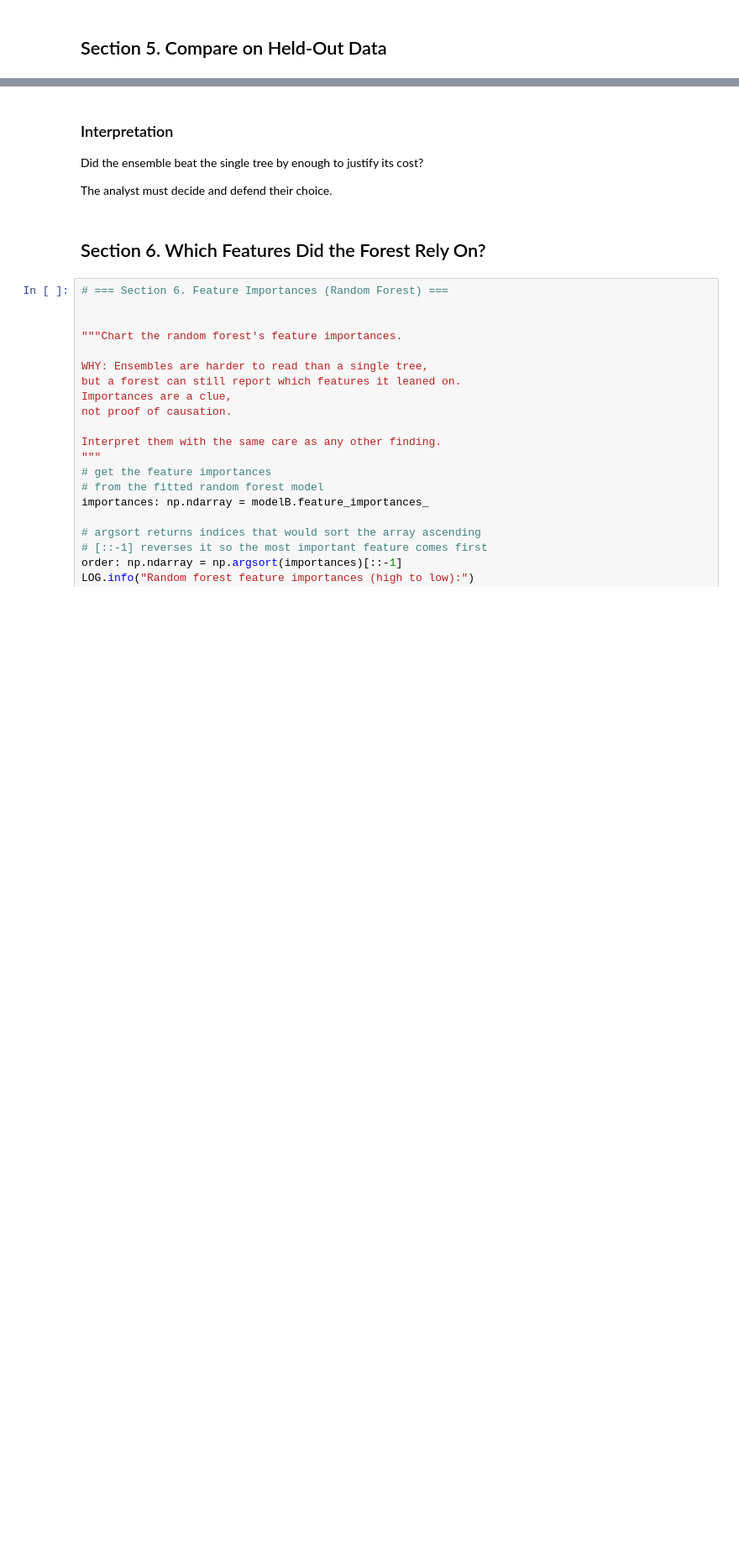
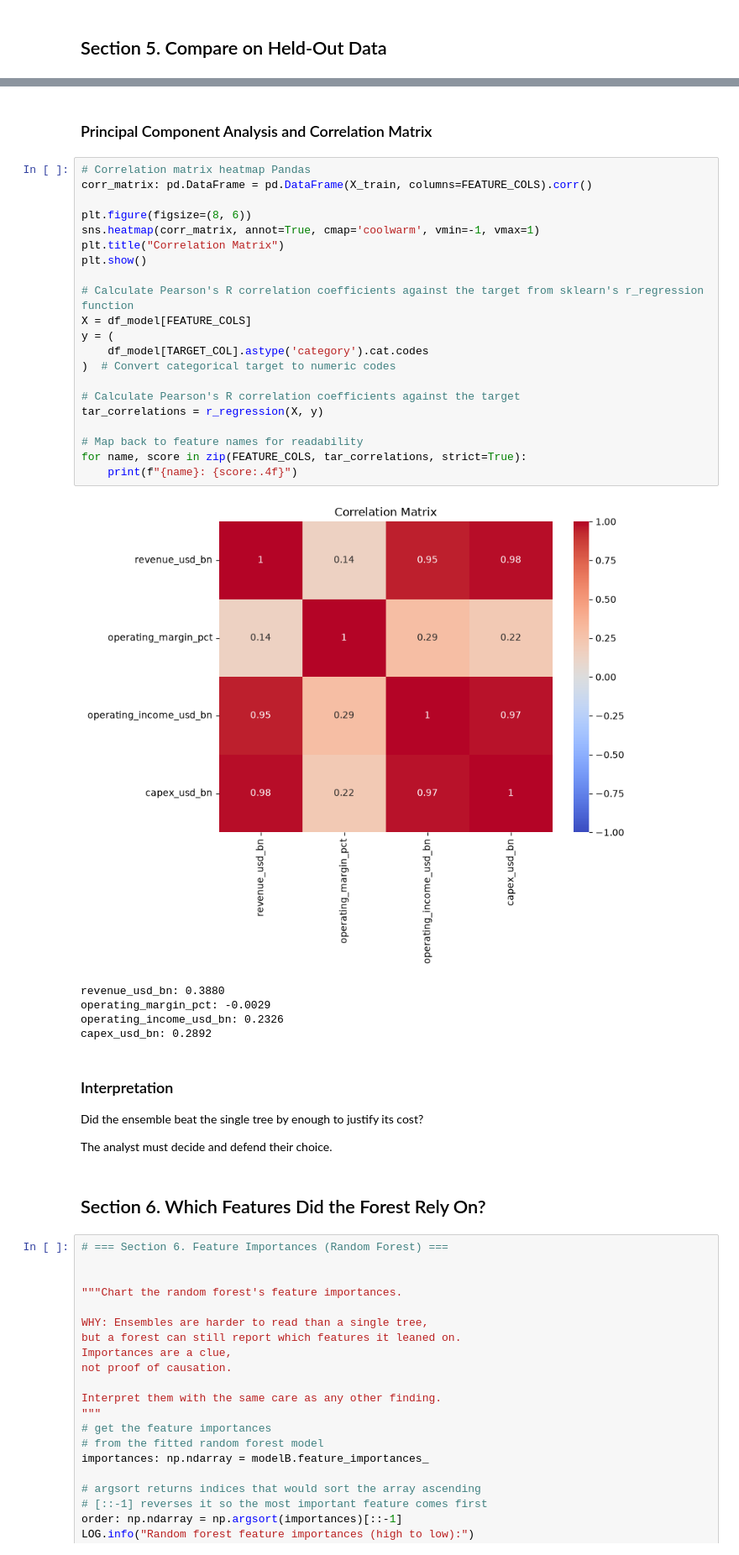
Before and after one commit to crsellinger/CS44670-Module-5, a Jupyter notebook: notebooks/Custom.ipynb, the cells around one changed output, grey strips where cells are left out. Shown at 84% size. Cells and saved outputs as stored; diff of their text form; blank space fills up the shorter version.

```diff
--- a/notebooks/Custom.ipynb
+++ b/notebooks/Custom.ipynb
@@ -502,3 +590,32 @@ plt.show()
+# %% [markdown]
+### Principal Component Analysis and Correlation Matrix
+# %%
+# Correlation matrix heatmap Pandas
+corr_matrix: pd.DataFrame = pd.DataFrame(X_train, columns=FEATURE_COLS).corr()
+
+plt.figure(figsize=(8, 6))
+sns.heatmap(corr_matrix, annot=True, cmap='coolwarm', vmin=-1, vmax=1)
+plt.title("Correlation Matrix")
+plt.show()
+
+# Calculate Pearson's R correlation coefficients against the target from sklearn's r_regression function
+X = df_model[FEATURE_COLS]
+y = (
+    df_model[TARGET_COL].astype('category').cat.codes
+)  # Convert categorical target to numeric codes
+
+# Calculate Pearson's R correlation coefficients against the target
+tar_correlations = r_regression(X, y)
+
+# Map back to feature names for readability
+for name, score in zip(FEATURE_COLS, tar_correlations, strict=True):
+    print(f"{name}: {score:.4f}")
+# %% [output]
+[figure, added]
+revenue_usd_bn: 0.3880
+operating_margin_pct: -0.0029
+operating_income_usd_bn: 0.2326
+capex_usd_bn: 0.2892
 # %% [markdown]
 ### Interpretation
 
```
Also changed, not shown: parts of 11 cells of this notebook, 5 other files.
